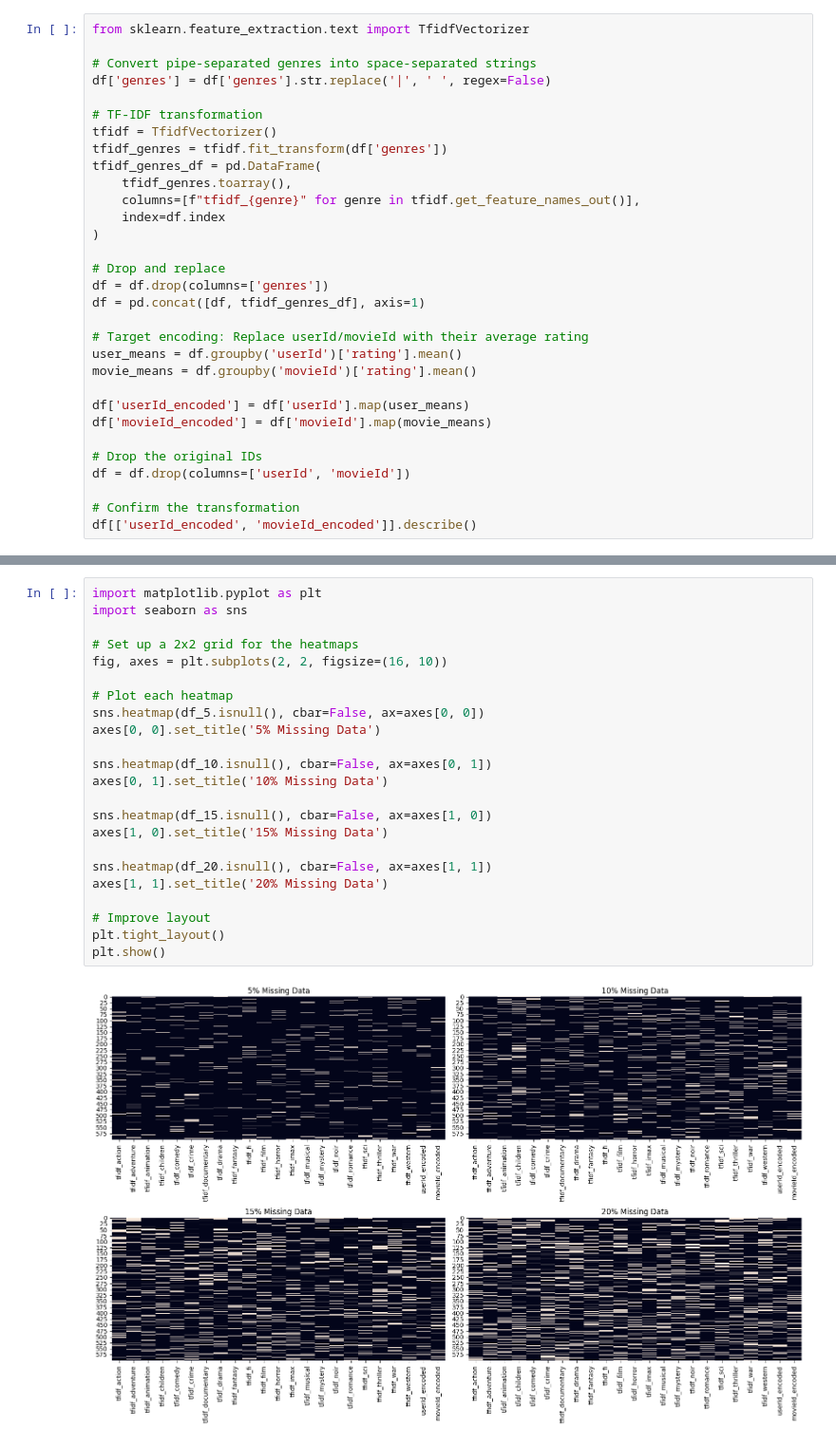
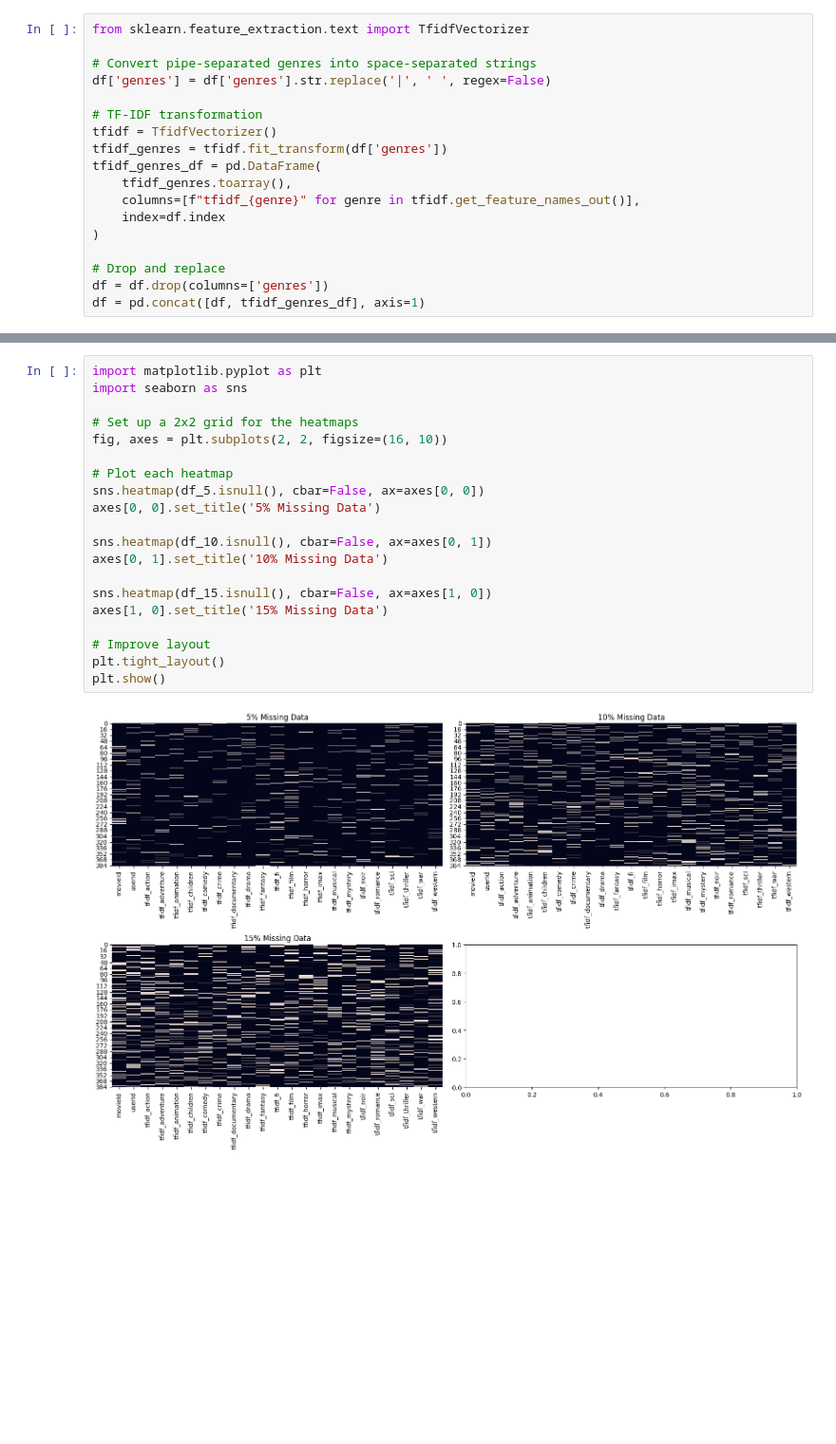
Before and after one commit to pbton/llm_imputation, a Jupyter notebook: llm_imputation.ipynb, the cells around one changed output, grey strips where cells are left out. Shown: that part at 95% size. Saved outputs shown, nothing was run; the diff lists cells and outputs as text; blank space fills up the shorter version.

```diff
--- a/llm_imputation.ipynb
+++ b/llm_imputation.ipynb
@@ -44,16 +44,3 @@ tfidf_genres_df = pd.DataFrame(
 # Drop and replace
 df = df.drop(columns=['genres'])
 df = pd.concat([df, tfidf_genres_df], axis=1)
-
-# Target encoding: Replace userId/movieId with their average rating
-user_means = df.groupby('userId')['rating'].mean()
-movie_means = df.groupby('movieId')['rating'].mean()
-
-df['userId_encoded'] = df['userId'].map(user_means)
-df['movieId_encoded'] = df['movieId'].map(movie_means)
-
-# Drop the original IDs
-df = df.drop(columns=['userId', 'movieId'])
-
-# Confirm the transformation
-df[['userId_encoded', 'movieId_encoded']].describe()
@@ -133,28 +106,25 @@ memory usage: 107.9 KB
 # %%
 import matplotlib.pyplot as plt
 import seaborn as sns
 
 # Set up a 2x2 grid for the heatmaps
 fig, axes = plt.subplots(2, 2, figsize=(16, 10))
 
 # Plot each heatmap
 sns.heatmap(df_5.isnull(), cbar=False, ax=axes[0, 0])
 axes[0, 0].set_title('5% Missing Data')
 
 sns.heatmap(df_10.isnull(), cbar=False, ax=axes[0, 1])
 axes[0, 1].set_title('10% Missing Data')
 
 sns.heatmap(df_15.isnull(), cbar=False, ax=axes[1, 0])
 axes[1, 0].set_title('15% Missing Data')
 
-sns.heatmap(df_20.isnull(), cbar=False, ax=axes[1, 1])
-axes[1, 1].set_title('20% Missing Data')
-
 # Improve layout
 plt.tight_layout()
 plt.show()
 # %% [output]
-[figure, old version]
+[figure, new version]
 # %%
 from sklearn.impute import SimpleImputer, KNNImputer
 from fancyimpute import IterativeImputer  # for multivariate regression
```
Also changed, not shown: parts of 6 cells of this notebook, 1 other file.
